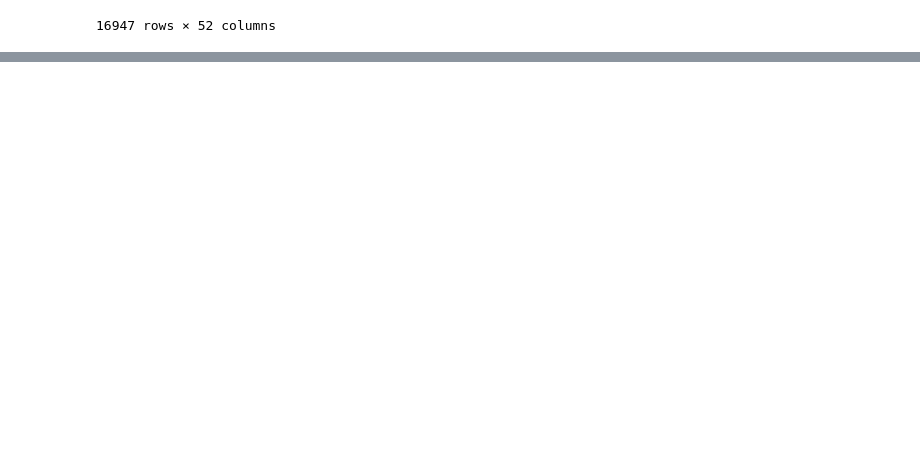
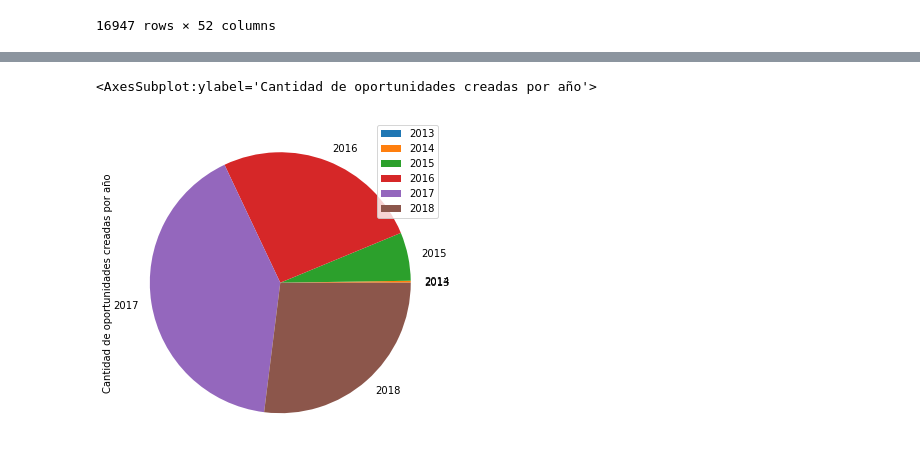
Before and after one commit to Ramaxx95/TP1-Orga-de-Datos, a Jupyter notebook: Visualizaciones/Anios.ipynb, the cells around one changed output, grey strips where cells are left out. Saved outputs shown, nothing was run; the diff lists cells and outputs as text; code cells hidden in the pictures; blank space fills up the shorter version.

```diff
--- a/Visualizaciones/Anios.ipynb
+++ b/Visualizaciones/Anios.ipynb
@@ -52,0 +53,5 @@ Text(0.5, 0, 'Años')
+# %%
+cantidad_cerradas_por_anio.plot.pie(y= 'Cantidad de oportunidades creadas por año', figsize=(11, 6))
+# %% [output]
+<AxesSubplot:ylabel='Cantidad de oportunidades creadas por año'>
+[figure, added]
```
Also changed, not shown: parts of 2 cells of this notebook.
